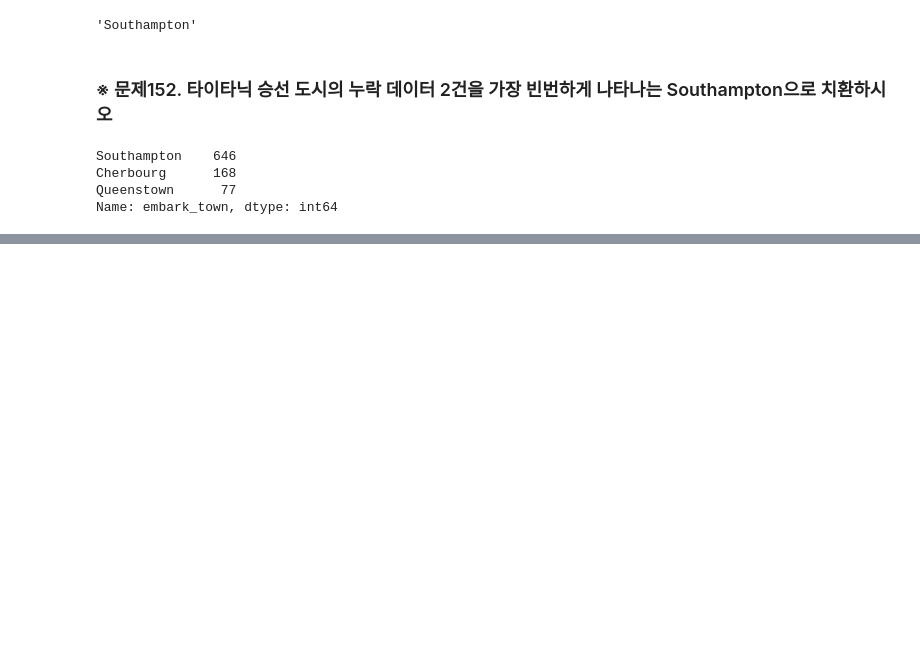
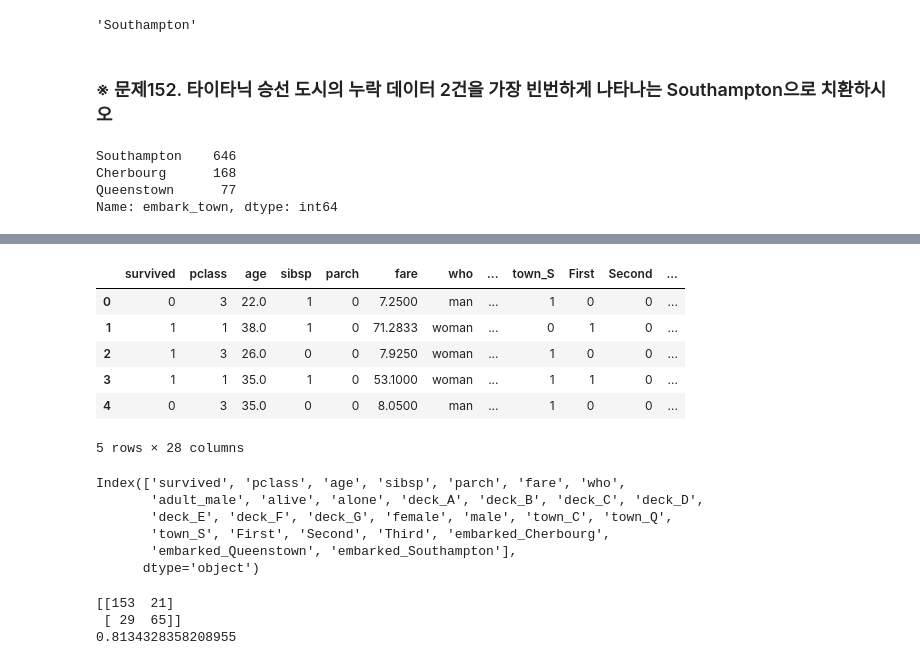
Before and after one commit to Adrian123K/pandas_ml, a Jupyter notebook: 05-2. Pandas DA seaborn plots, kNN 모델 (200715).ipynb, the cells around one changed output, grey strips where cells are left out. Saved outputs shown, nothing was run; the diff lists cells and outputs as text; code cells hidden in the pictures; blank space fills up the shorter version.

```diff
--- a/05-2. Pandas DA (200715).ipynb
+++ b/05-2. Pandas DA seaborn plots, kNN 모델 (200715).ipynb
@@ -242,0 +517,20 @@ Name: embark_town, dtype: int64
+# %%
+# ■ 타이타닉 데이터를 knn 으로 수행했을때
+# 1. 필요한 패키지를 import 한다.
+import  pandas  as  pd
+import  seaborn  as  sns
+
+df = sns.load_dataset('titanic')
+
+pd.set_option('display.max_columns', 15 )
+
+
+rdf = df
+
+rdf['age'].fillna(rdf['age'].mean(), inplace=True) # 평균값으로 치환
+rdf['deck'].fillna(rdf['deck'].value_counts(dropna=True).idxmax(), inplace=True) # 최빈값으로 치환
+rdf['embark_town'].fillna(rdf['embark_town'].value_counts(dropna=True).idxmax(),inplace=True) # 최빈값으로 치환
+rdf['embarked'].fillna(rdf['embarked'].value_counts(dropna=True).idxmax() , inplace=True )
+# rdf.isnull().sum()
+
+rdf.head()
@@ -242,0 +544,36 @@ Name: embark_town, dtype: int64
+# %%
+deck_dummies = pd.get_dummies(rdf['deck'], prefix='deck')
+rdf = pd.concat([rdf, deck_dummies], axis=1)
+
+gender = pd.get_dummies( rdf['sex'] )
+rdf = pd.concat( [rdf, gender], axis=1 )
+
+onehot_embarked = pd.get_dummies( rdf['embarked'], prefix='town')
+rdf = pd.concat([ rdf, onehot_embarked], axis=1)
+
+class_dummies = pd.get_dummies(rdf['class'])
+rdf = pd.concat([rdf, class_dummies], axis=1)
+
+et_dummies = pd.get_dummies(rdf['embark_town'], prefix='embarked')
+rdf = pd.concat([rdf, et_dummies], axis=1)
+
+rdf.drop( ['sex', 'embarked', 'class', 'embark_town', 'deck'],  axis=1, inplace=True ) # 명목형 column 2개를 삭제
+
+rdf.head()
+# %% [output]
+|  | survived | pclass | age | sibsp | parch | fare | who | ... | town_S | First | Second | ... |
+| 0 | 0 | 3 | 22.0 | 1 | 0 | 7.2500 | man | ... | 1 | 0 | 0 | ... |
+| 1 | 1 | 1 | 38.0 | 1 | 0 | 71.2833 | woman | ... | 0 | 1 | 0 | ... |
+| 2 | 1 | 3 | 26.0 | 0 | 0 | 7.9250 | woman | ... | 1 | 0 | 0 | ... |
+| 3 | 1 | 1 | 35.0 | 1 | 0 | 53.1000 | woman | ... | 1 | 1 | 0 | ... |
+| 4 | 0 | 3 | 35.0 | 0 | 0 | 8.0500 | man | ... | 1 | 0 | 0 | ... |
+5 rows × 28 columns
+# %%
+rdf.columns
+# %% [output]
+Index(['survived', 'pclass', 'age', 'sibsp', 'parch', 'fare', 'who',
+       'adult_male', 'alive', 'alone', 'deck_A', 'deck_B', 'deck_C', 'deck_D',
+       'deck_E', 'deck_F', 'deck_G', 'female', 'male', 'town_C', 'town_Q',
+       'town_S', 'First', 'Second', 'Third', 'embarked_Cherbourg',
+       'embarked_Queenstown', 'embarked_Southampton'],
+      dtype='object')
@@ -242,0 +590,21 @@ Name: embark_town, dtype: int64
+# %%
+# kNN 머신러닝 모델로 학습 시킨다
+from  sklearn.neighbors  import   KNeighborsClassifier
+
+knn = KNeighborsClassifier( n_neighbors=5 )
+knn.fit ( X_train, y_train )
+
+y_hat = knn.predict( X_test )
+
+from  sklearn   import   metrics
+knn_matrix  =  metrics.confusion_matrix( y_test,  y_hat )
+print(knn_matrix)
+
+from sklearn.metrics import accuracy_score
+
+accuracy = accuracy_score( y_test, y_hat)
+print(accuracy)
+# %% [output]
+[[153  21]
+ [ 29  65]]
+0.8134328358208955
```
Also changed, not shown: parts of 21 cells of this notebook, 1 other file.
